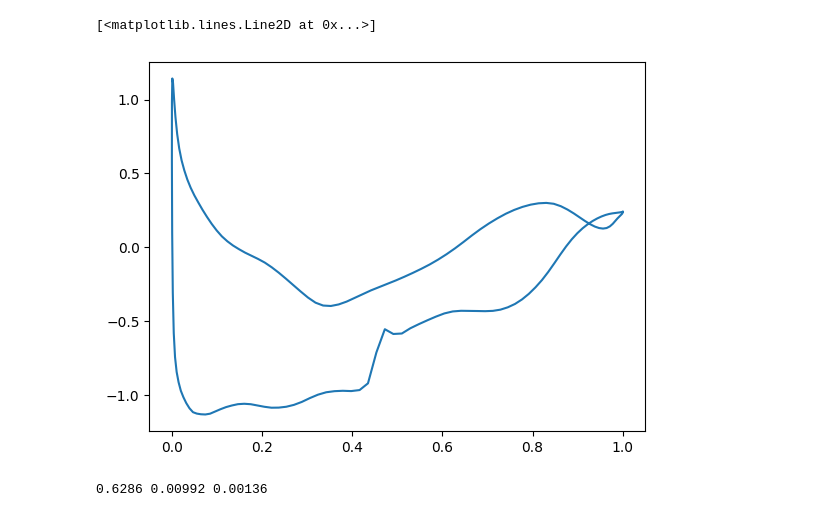
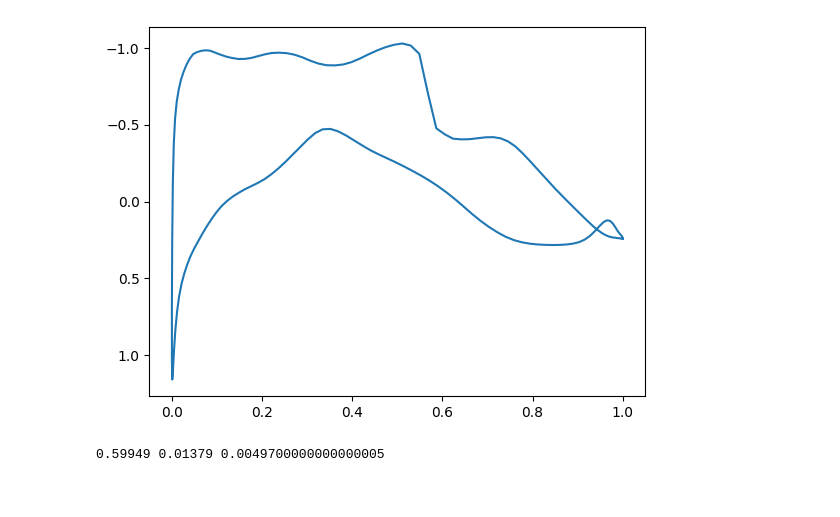
Before and after one commit to lpender3672/MEng-CW, a Jupyter notebook: IIB/4A7/transonic_wing/plot_buffet.ipynb, the cells around one changed output. Saved outputs shown, nothing was run; the diff lists cells and outputs as text; code cells hidden in the pictures.

```diff
--- a/IIB/4A7/transonic_wing/plot_buffet.ipynb
+++ b/IIB/4A7/transonic_wing/plot_buffet.ipynb
@@ -26,18 +29,20 @@ sesh = DPO_Session('lwp26', pwd)
 App = AirfoilApp(sesh.teaching_client, window, "2.3_incidence_aerofoil")
 
 # IMPORTANT SET THE SAME PARAMETERS AS ON THE APP
-App.alpha = 2.3
-App.M = 0.75
+App.alpha = 1.75
+App.M = 0.76
 App.Re = 10
 # %%
 
-res = App.run(0.75, 2.3, 10)
+res = App.run(0.77, 1.9, 10)
 
 plt.plot(res.x, res.cp)
+
+# flip y axis
+plt.gca().invert_yaxis()
 # %% [output]
-[<matplotlib.lines.Line2D at 0x...>]
-[figure, old version]
+[figure, new version]
 # %%
 print(res.Cl, res.Cd, res.CD2)
 # %% [output]
-0.6286 0.00992 0.00136
+0.59949 0.01379 0.0049700000000000005
```
Also changed, not shown: parts of 3 cells of this notebook, 12 other files.
